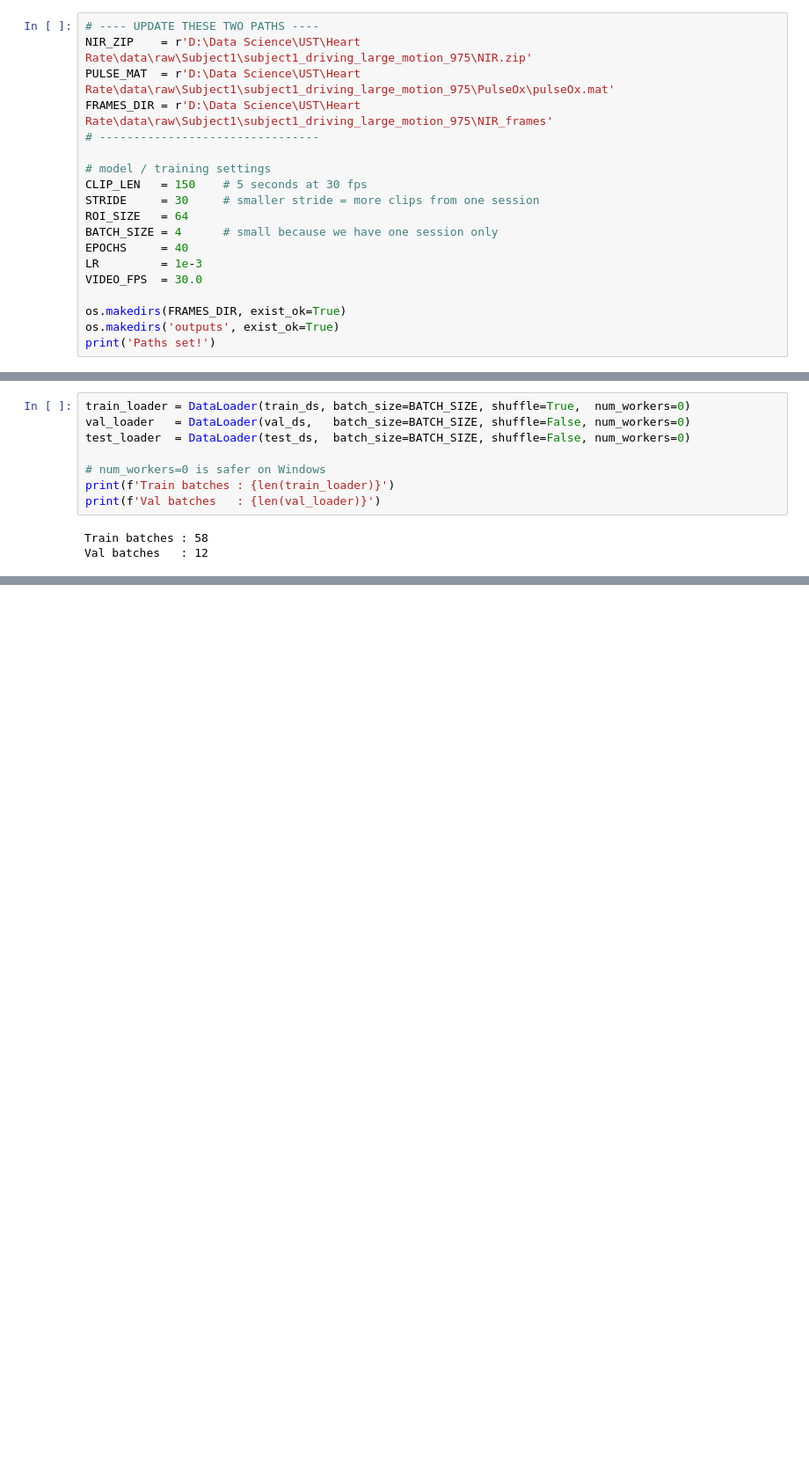
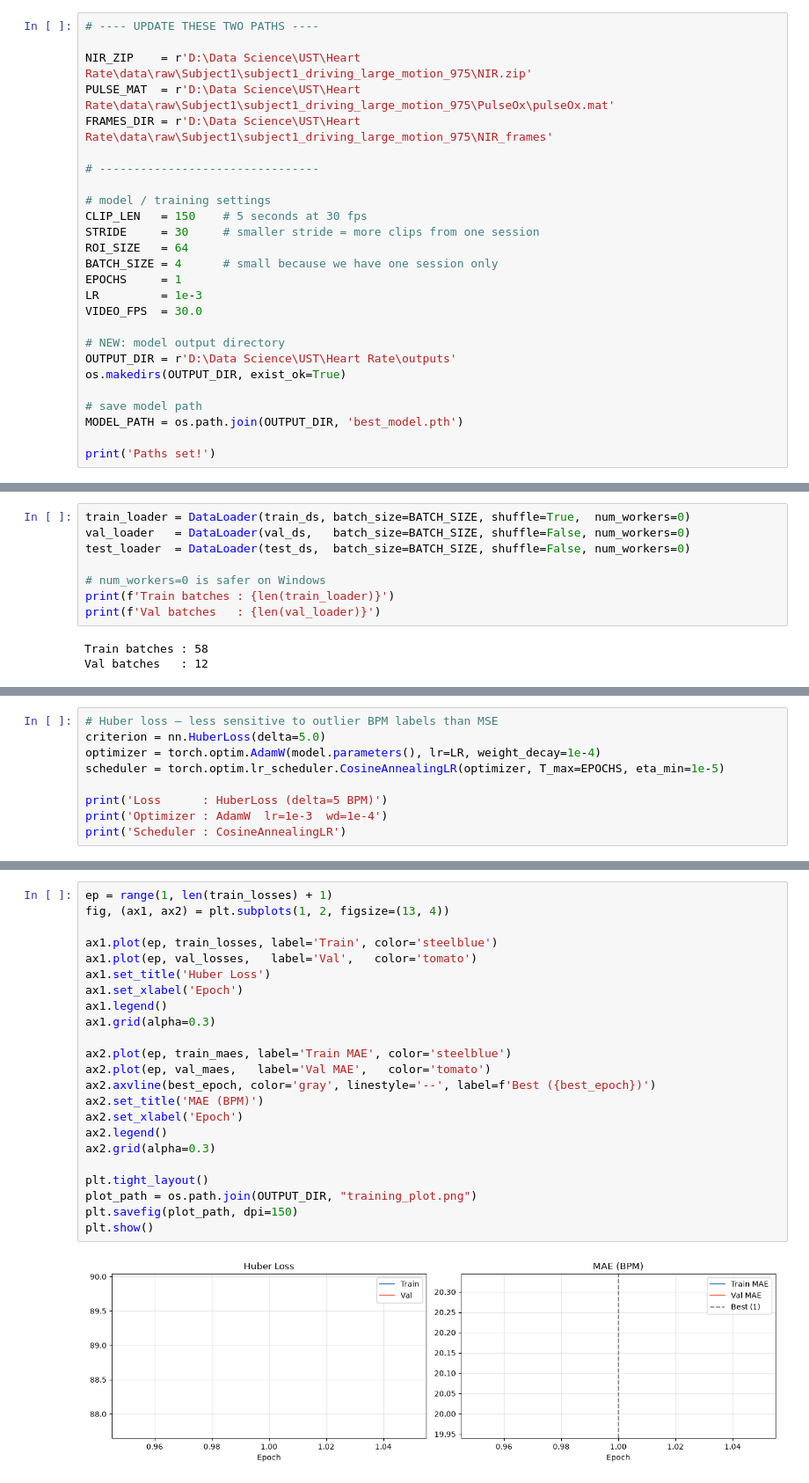
Before and after one commit to Royqlx/Heart-Rate, a Jupyter notebook: notebooks/heart_rate.ipynb, the cells around one changed output, grey strips where cells are left out. Shown at 88% size. Saved outputs shown, nothing was run; the diff lists cells and outputs as text; blank space fills up the shorter version.

```diff
--- a/notebooks/heart_rate.ipynb
+++ b/notebooks/heart_rate.ipynb
@@ -46,9 +47,11 @@ Using device: cpu
 ## Step 2 — Path & Settings
 # %%
 # ---- UPDATE THESE TWO PATHS ----
+
 NIR_ZIP    = r'D:\Data Science\UST\Heart Rate\data\raw\Subject1\subject1_driving_large_motion_975\NIR.zip'
 PULSE_MAT  = r'D:\Data Science\UST\Heart Rate\data\raw\Subject1\subject1_driving_large_motion_975\PulseOx\pulseOx.mat'
 FRAMES_DIR = r'D:\Data Science\UST\Heart Rate\data\raw\Subject1\subject1_driving_large_motion_975\NIR_frames'
+
 # --------------------------------
 
 # model / training settings
@@ -56,12 +59,17 @@ CLIP_LEN   = 150    # 5 seconds at 30 fps
 STRIDE     = 30     # smaller stride = more clips from one session
 ROI_SIZE   = 64
 BATCH_SIZE = 4      # small because we have one session only
-EPOCHS     = 40
+EPOCHS     = 1
 LR         = 1e-3
 VIDEO_FPS  = 30.0
 
-os.makedirs(FRAMES_DIR, exist_ok=True)
-os.makedirs('outputs', exist_ok=True)
+# NEW: model output directory
+OUTPUT_DIR = r'D:\Data Science\UST\Heart Rate\outputs'
+os.makedirs(OUTPUT_DIR, exist_ok=True)
+
+# save model path
+MODEL_PATH = os.path.join(OUTPUT_DIR, 'best_model.pth')
+
 print('Paths set!')
 # %% [output]
 Paths set!
@@ -472,0 +576,9 @@ Val batches   : 12
+# %%
+# Huber loss — less sensitive to outlier BPM labels than MSE
+criterion = nn.HuberLoss(delta=5.0)
+optimizer = torch.optim.AdamW(model.parameters(), lr=LR, weight_decay=1e-4)
+scheduler = torch.optim.lr_scheduler.CosineAnnealingLR(optimizer, T_max=EPOCHS, eta_min=1e-5)
+
+print('Loss      : HuberLoss (delta=5 BPM)')
+print('Optimizer : AdamW  lr=1e-3  wd=1e-4')
+print('Scheduler : CosineAnnealingLR')
@@ -472,0 +665,25 @@ Val batches   : 12
+# %%
+ep = range(1, len(train_losses) + 1)
+fig, (ax1, ax2) = plt.subplots(1, 2, figsize=(13, 4))
+
+ax1.plot(ep, train_losses, label='Train', color='steelblue')
+ax1.plot(ep, val_losses,   label='Val',   color='tomato')
+ax1.set_title('Huber Loss')
+ax1.set_xlabel('Epoch')
+ax1.legend()
+ax1.grid(alpha=0.3)
+
+ax2.plot(ep, train_maes, label='Train MAE', color='steelblue')
+ax2.plot(ep, val_maes,   label='Val MAE',   color='tomato')
+ax2.axvline(best_epoch, color='gray', linestyle='--', label=f'Best ({best_epoch})')
+ax2.set_title('MAE (BPM)')
+ax2.set_xlabel('Epoch')
+ax2.legend()
+ax2.grid(alpha=0.3)
+
+plt.tight_layout()
+plot_path = os.path.join(OUTPUT_DIR, "training_plot.png")
+plt.savefig(plot_path, dpi=150)
+plt.show()
+# %% [output]
+[figure, added]
```
Also changed, not shown: parts of 13 cells of this notebook, 3 other files.
